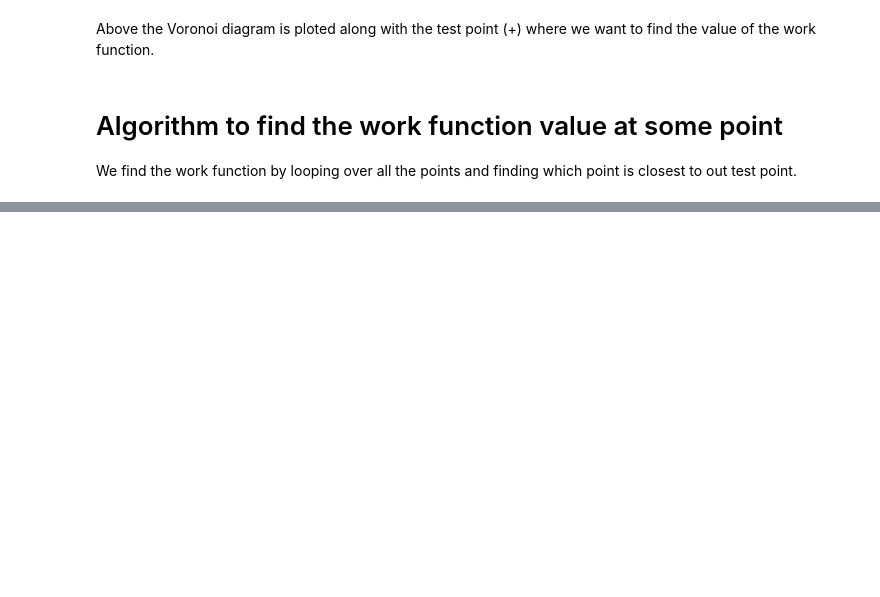
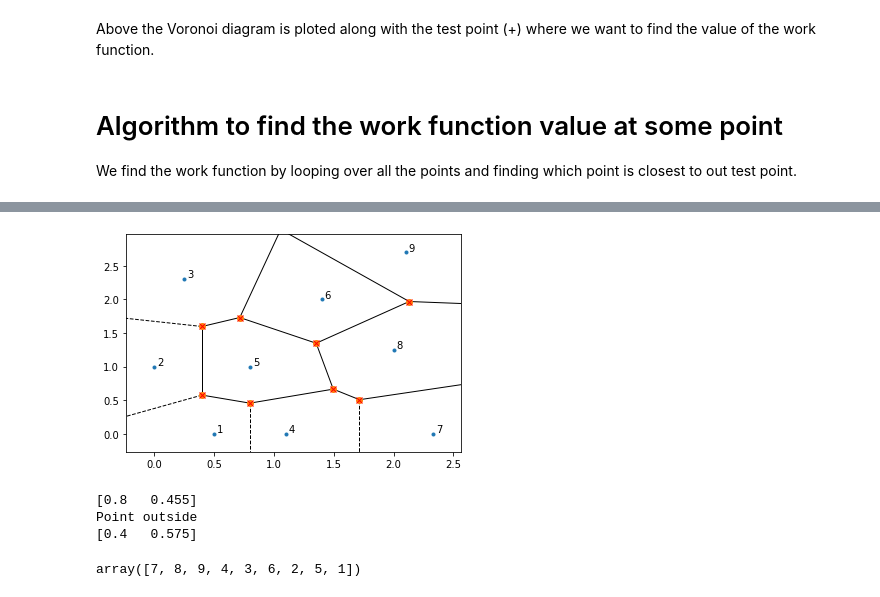
Before and after one commit to NanoPhysicsCenter/RUMDEED, a Jupyter notebook: scripts/Voronoi/Voronoi.ipynb, the cells around one changed output, grey strips where cells are left out. Saved outputs shown, nothing was run; the diff lists cells and outputs as text; code cells hidden in the pictures; blank space fills up the shorter version.

Commit message:
On branch dev  Changes to be committed: 	modified:   scripts/Voronoi/Sampling.ipynb 	modified:   scripts/Voronoi/Voronoi.ipynb 	modified:   src/mod_global.F90

```diff
--- a/scripts/Voronoi/Voronoi.ipynb
+++ b/scripts/Voronoi/Voronoi.ipynb
@@ -70,0 +96,30 @@ print(work_fun[np.argmin(d_p)])
+# %%
+vor = Voronoi(points)
+fig = voronoi_plot_2d(vor)
+
+for p, s in zip(points, work_fun):
+    plt.annotate(str(s), p+0.025)
+
+for p in vor.vertices:
+    plt.plot(p[0], p[1], 'xr')
+
+
+#plt.xlim([-0.25, 6.25])
+#plt.ylim([-0.25, 6.25])
+plt.show()
+# %% [output]
+[figure, added]
+# %%
+for i in vor.regions[7]:
+    if (i > -1):
+        print(vor.vertices[i])
+    else:
+        print('Point outside')
+# %% [output]
+[0.8   0.455]
+Point outside
+[0.4   0.575]
+# %%
+vor.point_region
+# %% [output]
+array([7, 8, 9, 4, 3, 6, 2, 5, 1])
```
Also changed, not shown: parts of 9 cells of this notebook, 2 other files.
